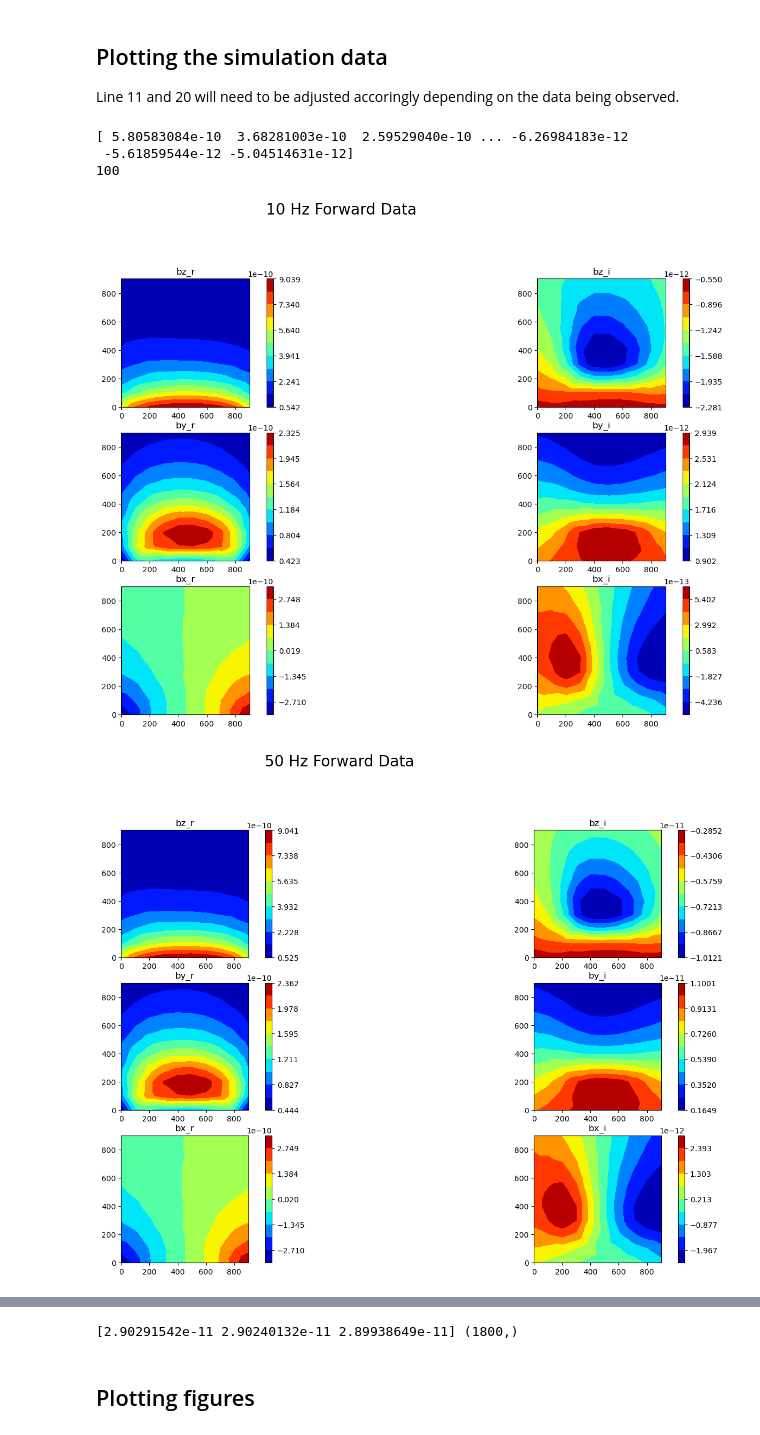
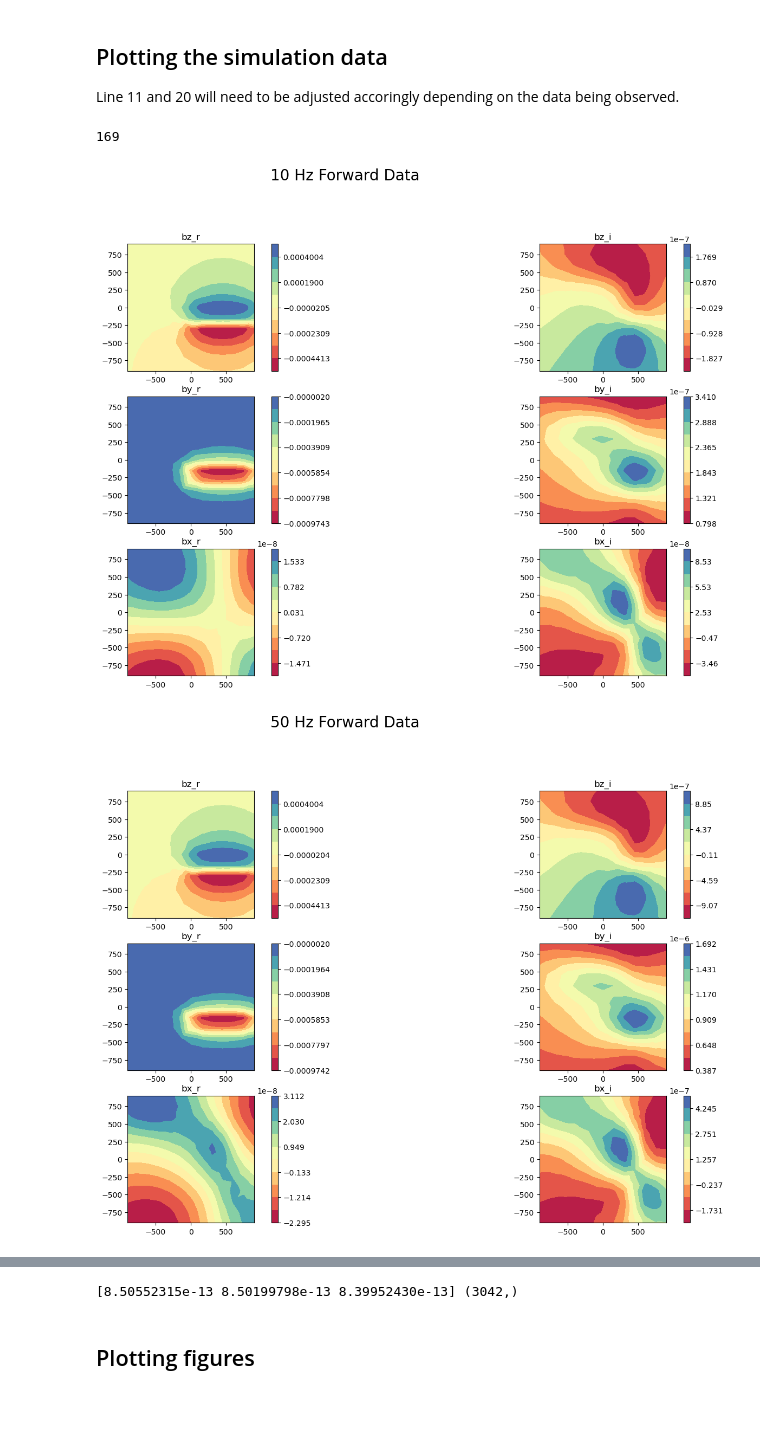
Before and after one commit to simpeg-research/heagy-et-al-2023-aem, a Jupyter notebook: fdem/csem-forward-model-notebook.ipynb, the cells around one changed output, grey strips where cells are left out. Drawn from its saved outputs; the diff is of its cells as text; code cells hidden in the pictures; blank space fills up the shorter version.

```diff
--- a/fdem/csem-forward-model-notebook.ipynb
+++ b/fdem/csem-forward-model-notebook.ipynb
@@ -20,7 +20,7 @@ Load the *.msh file and *.mod file which are UBC formatted. We can extract the a
 A histogram of the model is generated to get an idea of how many units are present
 # %%
 # let import the mesh in UBC format
-mesh_file = r".\octree_mesh\output_files\octree_mesh.txt"
+mesh_file = r".\octree_mesh\octree_mesh.txt"
 mesh = discretize.TreeMesh.read_UBC(mesh_file)
 
 # load the conductivity model
@@ -48,8 +48,8 @@ print(model[active].min(), model[active].max())
 Simply load in a CSV file with utm easting, northing and elevation.
 # %%
 # create receivers
-rx_x, rx_y = np.meshgrid(np.arange(0, 1000, 100), np.arange(0, 1000, 100))
-receivers = np.hstack((mkvc(rx_x, 2), mkvc(rx_y, 2), np.ones((np.prod(rx_x.shape), 1))*50.0))
+rx_x, rx_y = np.meshgrid(np.arange(-900, 1000, 150), np.arange(-900, 1000, 150))
+receivers = np.hstack((mkvc(rx_x, 2), mkvc(rx_y, 2), np.ones((np.prod(rx_x.shape), 1))*125.0))
 print(f"receiver numbers: {receivers.shape}")
 
 source_locations = np.array(
@@ -70,20 +70,20 @@ plt_model[~active] = np.nan
 
 fig, ax = plt.subplots(1, 2, figsize=(18, 10))
 
-collect_obj = mesh.plot_slice(plt_model, ax=ax[0], ind=int(505), grid=True, normal='Z', clim=[10, 1000], pcolor_opts={"cmap": 'Spectral_r'})
+collect_obj = mesh.plot_slice(plt_model, ax=ax[0], ind=int(121), grid=True, normal='Z', clim=[10, 1000], pcolor_opts={"cmap": 'Spectral_r'})
 # color_bar = plt.colorbar(collect_obj[0])
 ax[0].plot(source_locations[:, 0], source_locations[:, 1], '-g', linewidth=6)
 ax[0].text(300, -250, 'Transmiter', fontsize=20, color='white', fontweight='bold')
 
-ax[0].set_xlim([-100, 1000])
-ax[0].set_ylim([-300, 1000])
+ax[0].set_xlim([-1000, 1000])
+ax[0].set_ylim([-1000, 1000])
 ax[0].set_aspect('equal')
 # ax[0].axis('equal')
-collect_obj = mesh.plot_slice(plt_model, ax=ax[1], ind=int(515), grid=True, normal='Y', clim=[10, 1000], pcolor_opts={"cmap": 'Spectral_r'})
+collect_obj = mesh.plot_slice(plt_model, ax=ax[1], ind=int(120), grid=True, normal='Y', clim=[10, 1000], pcolor_opts={"cmap": 'Spectral_r'})
 # color_bar = plt.colorbar(collect_obj[0])
 ax[1].set_xlim([-100, 1000])
 ax[1].set_ylim([-600, 100])
 ax[1].set_aspect('equal')
-fig.colorbar(collect_obj[0], label=r'resistivity ($\Omega$-m)')
+fig.colorbar(collect_obj[0], label=r'resistivity ($\Omega$-m)', orientation='horizontal')
 plt.show()
 # %% [output]
@@ -218,12 +291,14 @@ done L_block... elapsed time: 4.1e+02s
 
 Line 11 and 20 will need to be adjusted accoringly depending on the data being observed.
 # %%
-print(survey.dobs)
+# print(survey.dobs)
 # Assign uncertainties
+sim.survey.dobs = sim.survey.dtrue
 std = 0.05  # 5% std
 sim.survey.std = np.abs(survey.dobs) * std
 # make data object
 fwd_data = data.Data(sim.survey)
+# survey.dobs = fwd_data
 
 # reshape data for plotting
 print(receivers.shape[0])
@@ -234,6 +309,7 @@ num_frequencies = len(freqs)
 num_sets = int(survey.dobs.shape[0] / len(freqs))
 dnew = np.reshape(survey.dobs, (num_frequencies, num_sets))
 stdnew = np.reshape(survey.std, (num_frequencies, num_sets))
+ubc_dnew = np.reshape(ubc_obs, (num_frequencies, num_sets))
 
 cnt = 0
 
@@ -264,36 +340,34 @@ profile_data = {
 
 for freq in freqs:
     cnt_comp = 0
     comps_ = ['bz_r', 'bz_i', 'by_r', 'by_i', 'bx_r', 'bx_i']
     fig1 = plt.figure(figsize=(18, 14))
     for rx_orientation in range(len(comps_)):
         pert = 1e-2
         pert_diag = np.percentile(np.abs(dnew[cnt, num_station*rx_orientation:num_station*(rx_orientation + 1)]), 10)
         if comps_[rx_orientation][-2:] == 'xx':
             stdnew[cnt, num_station*rx_orientation:num_station*(rx_orientation + 1)] = np.abs(dnew[cnt, num_station*rx_orientation:num_station*(rx_orientation + 1)] * 0.1) + pert
         elif comps_[rx_orientation][-2:] == 'yy':
             stdnew[cnt, num_station*rx_orientation:num_station*(rx_orientation + 1)] = np.abs(dnew[cnt, num_station*rx_orientation:num_station*(rx_orientation + 1)] * 0.1) + pert
         elif comps_[rx_orientation] == 'bz_r':
             # print(dnew[cnt, num_station*rx_orientation:num_station*(rx_orientation + 1)].shape)
             profile_data[freq]['real'].append(dnew[cnt, num_station*rx_orientation:num_station*(rx_orientation + 1)])
         elif comps_[rx_orientation] == 'bz_i':
             profile_data[freq]['imag'].append(dnew[cnt, num_station*rx_orientation:num_station*(rx_orientation + 1)])
         else:
 #             print(pert_diag)
             stdnew[cnt, num_station*rx_orientation:num_station*(rx_orientation + 1)] = np.abs(dnew[cnt, num_station*rx_orientation:num_station*(rx_orientation + 1)] * 0.05) + pert_diag
 
         ax = plt.subplot(4,2, cnt_comp + 1)
-        im = utils.plot_utils.plot2Ddata(receivers, dnew[cnt, num_station*rx_orientation:num_station*(rx_orientation + 1)], ax=ax, contourOpts={'cmap':'jet'})
+        im = utils.plot_utils.plot2Ddata(receivers, ubc_dnew[cnt, num_station*rx_orientation:num_station*(rx_orientation + 1)].T, ax=ax, contourOpts={'cmap':'Spectral'})
         ax.set_title(comps_[rx_orientation])
         plt.colorbar(im[0])
         cnt_comp += 1
     cnt += 1
     fig1.suptitle(freq + ' Hz Forward Data', fontsize='20')
 plt.show()
 print(mkvc(stdnew)[:3], stdnew.flatten('F').shape)
 # %% [output]
-[ 5.80583084e-10  3.68281003e-10  2.59529040e-10 ... -6.26984183e-12
- -5.61859544e-12 -5.04514631e-12]
-100
+169
-[figure, old version]
+[figure, new version]
-[figure, old version]
+[figure, new version]
@@ -301,4 +375,4 @@ print(mkvc(stdnew)[:3], stdnew.flatten('F').shape)
-[2.90291542e-11 2.90240132e-11 2.89938649e-11] (1800,)
+[8.50552315e-13 8.50199798e-13 8.39952430e-13] (3042,)
 # %% [markdown]
 ## Plotting figures
 # %%
```
Also changed, not shown: parts of 8 cells of this notebook, 3 other files.
